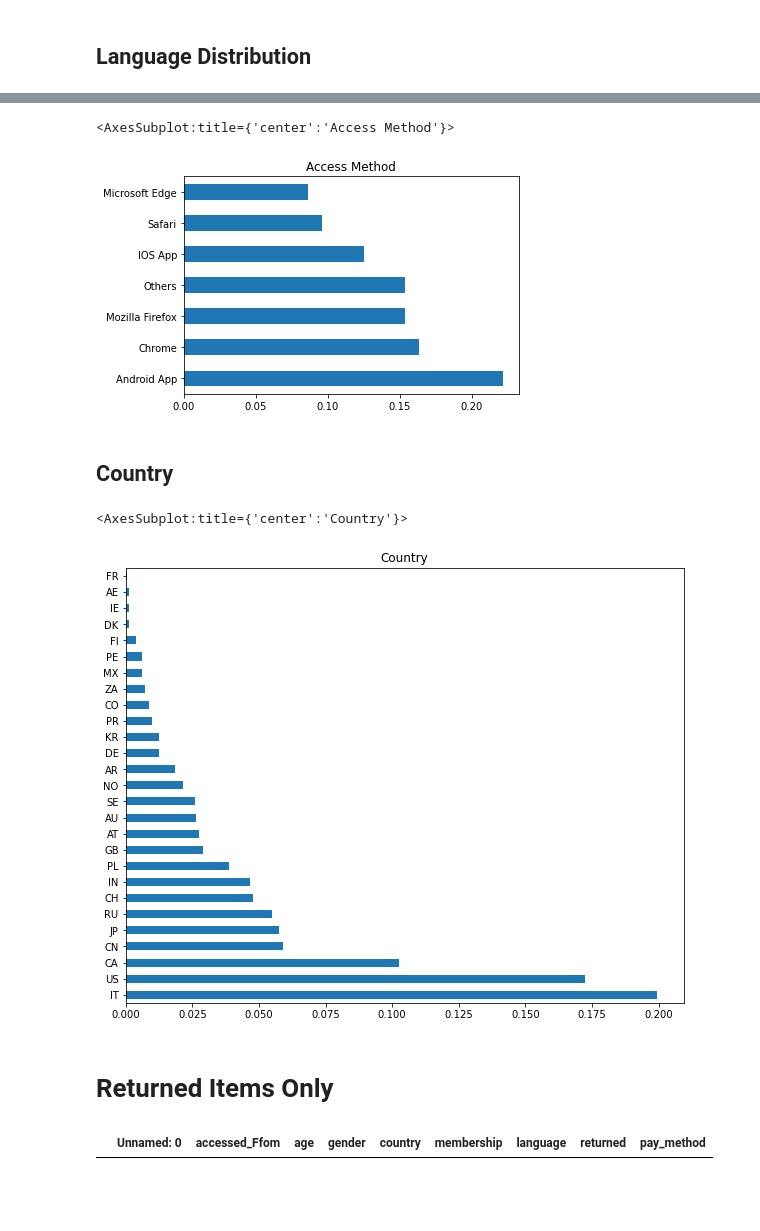
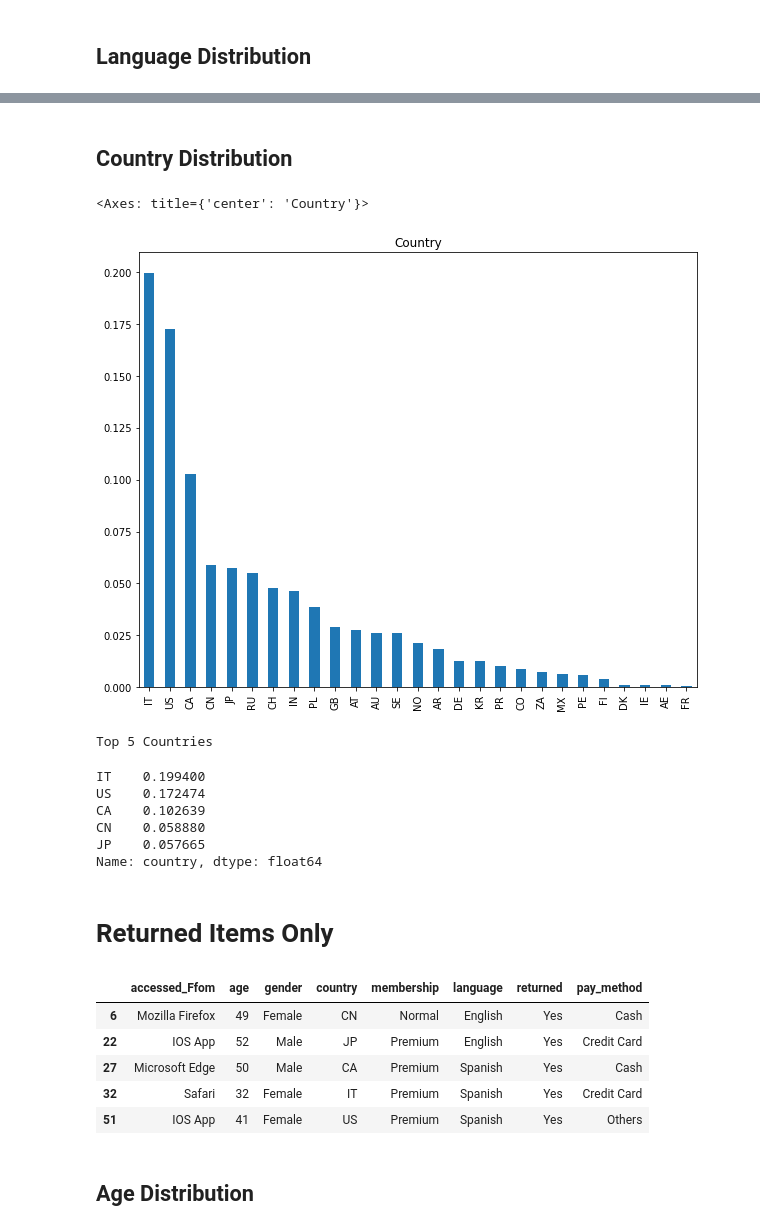
Before and after one commit to s-callejo/AI-Academy-capstone-project-team2, a Jupyter notebook: eda.ipynb, the cells around one changed output, grey strips where cells are left out. Saved outputs shown, nothing was run; the diff lists cells and outputs as text; code cells hidden in the pictures; blank space fills up the shorter version.

```diff
--- a/eda.ipynb
+++ b/eda.ipynb
@@ -3,6 +5,6 @@ import pandas as pd
 import numpy as np
 import matplotlib.pyplot as plt
 # %%
-df = pd.read_csv("processed.csv")
+df = pd.read_csv("processed.csv", index_col=0)
 df.head()
 # %% [output]
@@ -66,22 +100,35 @@ df['language'].value_counts(normalize=True).plot(kind='bar', title="Languages",
+# %% [markdown]
+## Country Distribution
 # %%
-df['accessed_Ffom'].value_counts(normalize=True).plot(kind='barh', title="Access Method")
+df['country'].value_counts(normalize=True).plot(kind='bar', title="Country", figsize=(10,8))
 # %% [output]
-<AxesSubplot:title={'center':'Access Method'}>
+<Axes: title={'center': 'Country'}>
-[figure, old version]
+[figure, new version]
-# %% [markdown]
-## Country
-# %%
-df['country'].value_counts(normalize=True).plot(kind='barh', title="Country", figsize=(10,8))
-# %% [output]
-<AxesSubplot:title={'center':'Country'}>
-[figure, removed]
+# %%
+print("Top 5 Countries")
+df['country'].value_counts(normalize=True).sort_values(ascending=False).head(5)
+# %% [output]
+Top 5 Countries
+IT    0.199400
+US    0.172474
+CA    0.102639
+CN    0.058880
+JP    0.057665
+Name: country, dtype: float64
 # %% [markdown]
 # Returned Items Only
 # %%
-df_returned = df[df["returned"] == 'yes']
+df_returned = df[df["returned"] == 'Yes']
 df_returned.head()
 # %% [output]
-|  | Unnamed: 0 | accessed_Ffom | age | gender | country | membership | language | returned | pay_method |
+|  | accessed_Ffom | age | gender | country | membership | language | returned | pay_method |
+| 6 | Mozilla Firefox | 49 | Female | CN | Normal | English | Yes | Cash |
+| 22 | IOS App | 52 | Male | JP | Premium | English | Yes | Credit Card |
+| 27 | Microsoft Edge | 50 | Male | CA | Premium | Spanish | Yes | Cash |
+| 32 | Safari | 32 | Female | IT | Premium | Spanish | Yes | Credit Card |
+| 51 | IOS App | 41 | Female | US | Premium | Spanish | Yes | Others |
+# %% [markdown]
+## Age Distribution
 # %%
 ages = df_returned['age'].value_counts(normalize=True).sort_index()
 plt.figure(figsize=(15,12))
```
Also changed, not shown: parts of 33 cells of this notebook.
